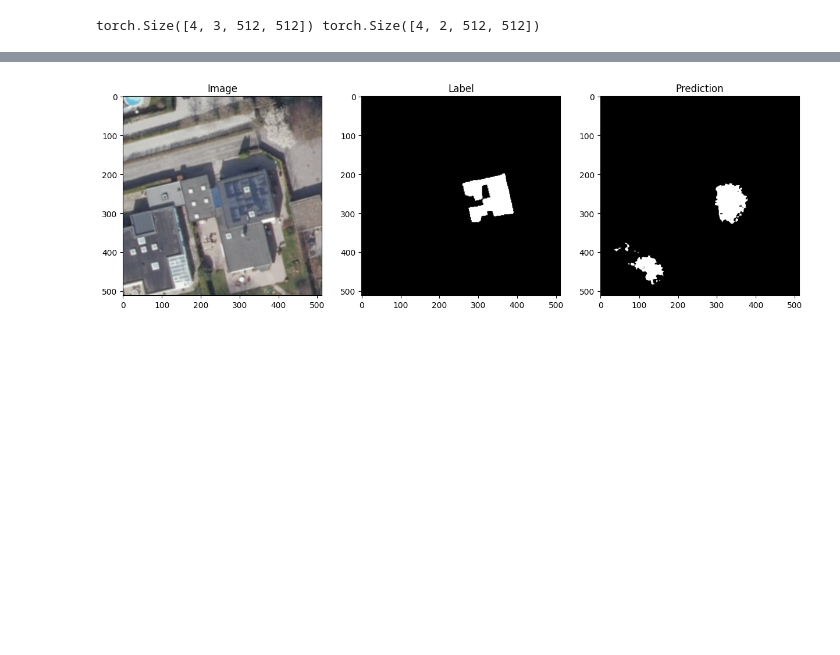
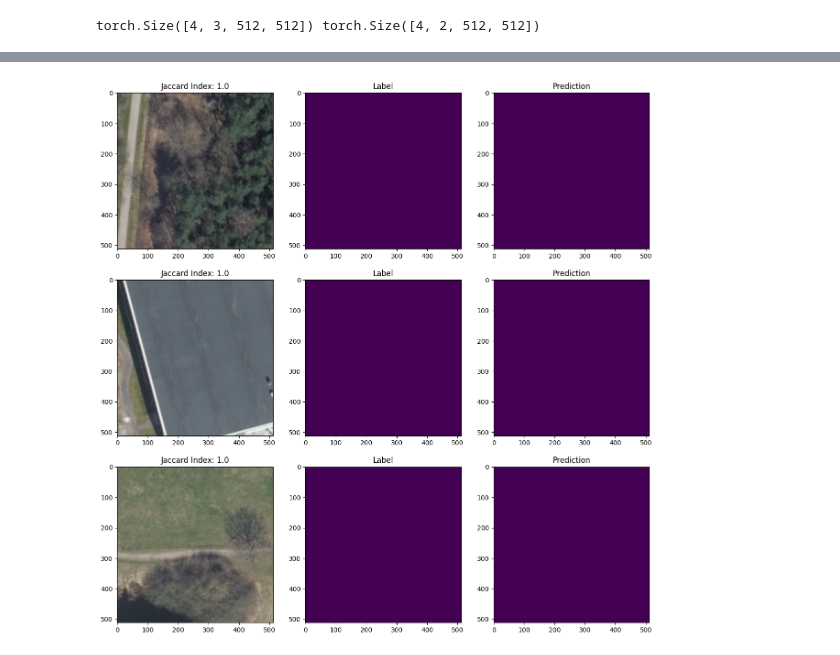
Before and after one commit to Tiburso/EnerVision, a Jupyter notebook: dataloaders.ipynb, the cells around one changed output, grey strips where cells are left out. Drawn from its saved outputs; the diff is of its cells as text; code cells hidden in the pictures; blank space fills up the shorter version.

```diff
--- a/dataloaders.ipynb
+++ b/dataloaders.ipynb
@@ -95,57 +95,71 @@ from torchmetrics.functional import jaccard_index, accuracy, precision, recall,
 
 test_folder = "data/solardk_dataset_neurips_v2/herlev_test/test"
 
-model = BaseModel.load_from_checkpoint("lightning_logs/version_206472/checkpoints/last.ckpt")
+model = BaseModel.load_from_checkpoint("lightning_logs/version_206463/checkpoints/last.ckpt")
 
 test_dataset = SolarDKDataset(test_folder)
-test_loader = DataLoader(test_dataset, batch_size=4, shuffle=False)
+test_loader = DataLoader(test_dataset, batch_size=1, shuffle=False)
 
 task = "multiclass"
 num_classes = 2
 
 # Loop on train dataloader until mask is not just zeros
-for image, label in test_loader:
-    # Check if the second channel of any of the batches is not all zeros
-    if (label[:, 1] != 0).any():
-        id = (label[:, 1] != 0).nonzero(as_tuple=True)[0][0]
-        print(id)
-        break
-
+# for image, label in test_loader:
+#     # Check if the second channel of any of the batches is not all zeros
+#     if (label[:, 1] != 0).any():
+#         id = (label[:, 1] != 0).nonzero(as_tuple=True)[0][0]
+#         print(id)
+#         break
 
 # Estimate the model on the test set
 model.eval()
+
+top_3 = []
+
 with torch.no_grad():
-    output = model(image)
+    for image, label in test_loader:
+        output = model(image)
 
-    image = image[id]
-    image = inv_transform(image)
+        image = image.squeeze()
+        image = inv_transform(image)
 
-    output = output[id]
-    label = label[id]
+        output = output.squeeze()
+        label = label.squeeze()
 
-    # sigmoid_predictions = torch.sigmoid(output)
-    # output_predictions = (torch.sigmoid(output) > 0.1).float().squeeze()
-    output_predictions = output.argmax(dim=0).float().squeeze()
-    label = label.argmax(dim=0).float().squeeze()
+        output_predictions = output.argmax(dim=0).float().squeeze()
+        label = label.argmax(dim=0).float().squeeze()
 
-    print(f"Dice Score: {dice(output_predictions, label.int())}")
-    print(f"Jaccard Index: {jaccard_index(output_predictions, label, task=task, num_classes=num_classes)}")
-    print(f"Accuracy: {accuracy(output_predictions, label, task=task, num_classes=num_classes)}")
-    print(f"Precision: {precision(output_predictions, label, task=task, num_classes=  num_classes)}")
-    print(f"Recall: {recall(output_predictions, label, task=task, num_classes=num_classes)}")
-    print(f"F1 Score: {f1_score(output_predictions, label, task=task, num_classes=num_classes)}")
+        jaccard = jaccard_index(output_predictions, label, task=task, num_classes=num_classes)
+        dice_coef = dice(output_predictions, label.int())
 
-    fig, ax = plt.subplots(1, 3, figsize=(15, 5))
+        dice_jaccard_ratio = dice_coef / jaccard
 
-    ax[0].imshow(image.permute(1, 2, 0).numpy())
-    ax[0].set_title("Image")
+        if len(top_3) < 3:
+            top_3_jaccard.append((jaccard, image, label, output_predictions))
+            top_3_jaccard.sort(reverse=True, key=lambda x: x[0])
+        elif jaccard > top_3_jaccard[-1][0]:
+            top_3_jaccard[-1] = (jaccard, image, label, output_predictions)
+            top_3_jaccard.sort(reverse=True, key=lambda x: x[0])
 
-    ax[1].imshow(label, cmap="gray")
-    ax[1].set_title("Label")
+# print(f"Dice Score: {dice(output_predictions, label.int())}")
+# print(f"Jaccard Index: {jaccard_index(output_predictions, label, task=task, num_classes=num_classes)}")
+# print(f"Accuracy: {accuracy(output_predictions, label, task=task, num_classes=num_classes)}")
+# print(f"Precision: {precision(output_predictions, label, task=task, num_classes=  num_classes)}")
+# print(f"Recall: {recall(output_predictions, label, task=task, num_classes=num_classes)}")
+# print(f"F1 Score: {f1_score(output_predictions, label, task=task, num_classes=num_classes)}")
 
-    r = Image.fromarray(output_predictions.byte().cpu().numpy())
-    ax[2].imshow(r, cmap="gray")
-    ax[2].set_title("Prediction")
+# Make a 3x3 plot with the top 3 jaccard indexes
+fig, axs = plt.subplots(3, 3, figsize=(15, 15))
 
-    plt.show()
+for i, (jaccard, image, label, output_predictions) in enumerate(top_3_jaccard):
+    axs[i, 0].imshow(image.permute(1, 2, 0))
+    axs[i, 0].set_title(f"Jaccard Index: {jaccard}")
+
+    axs[i, 1].imshow(label)
+    axs[i, 1].set_title("Label")
+
+    axs[i, 2].imshow(output_predictions)
+    axs[i, 2].set_title("Prediction")
+
+plt.show()
 # %% [output]
@@ -159 +168 @@ F1 Score: 0.9619712829589844
-[figure, old version]
+[figure, new version]
```
Also changed, not shown: parts of 1 cell of this notebook, 4 other files.
